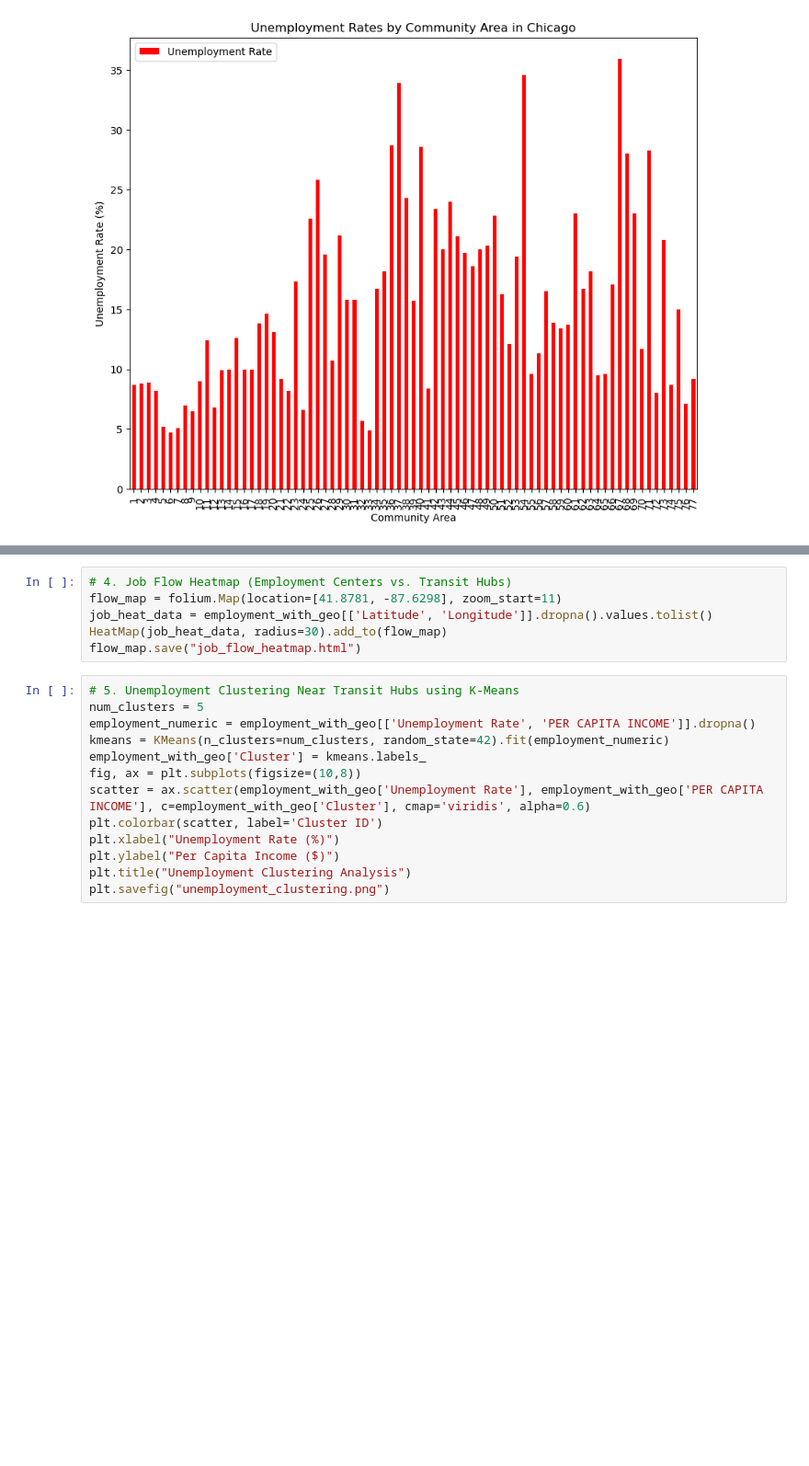
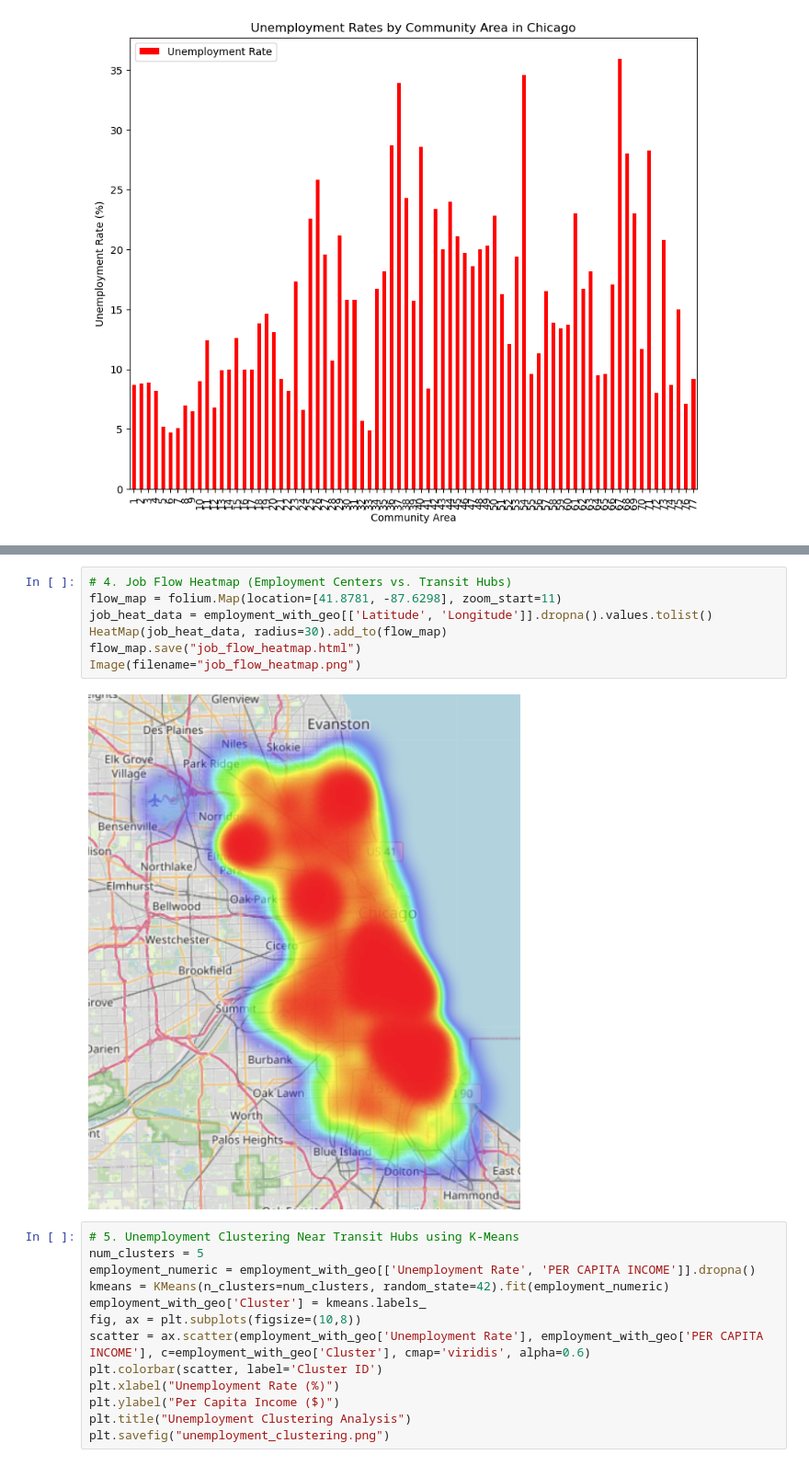
Before and after one commit to Adamjz2/GGIS-407-SP25, a Jupyter notebook: proj3.ipynb, the cells around one changed output, grey strips where cells are left out. Shown at 92% size. Saved outputs shown, nothing was run; the diff lists cells and outputs as text; blank space fills up the shorter version.

```diff
--- a/proj3.ipynb
+++ b/proj3.ipynb
@@ -115,9 +101,12 @@ Right CRS: None
 # %%
 # 4. Job Flow Heatmap (Employment Centers vs. Transit Hubs)
 flow_map = folium.Map(location=[41.8781, -87.6298], zoom_start=11)
 job_heat_data = employment_with_geo[['Latitude', 'Longitude']].dropna().values.tolist()
 HeatMap(job_heat_data, radius=30).add_to(flow_map)
 flow_map.save("job_flow_heatmap.html")
+Image(filename="job_flow_heatmap.png")
+# %% [output]
+[figure, added]
 # %%
 # 5. Unemployment Clustering Near Transit Hubs using K-Means
 num_clusters = 5
```
Also changed, not shown: parts of 3 cells of this notebook, 2 other files.
